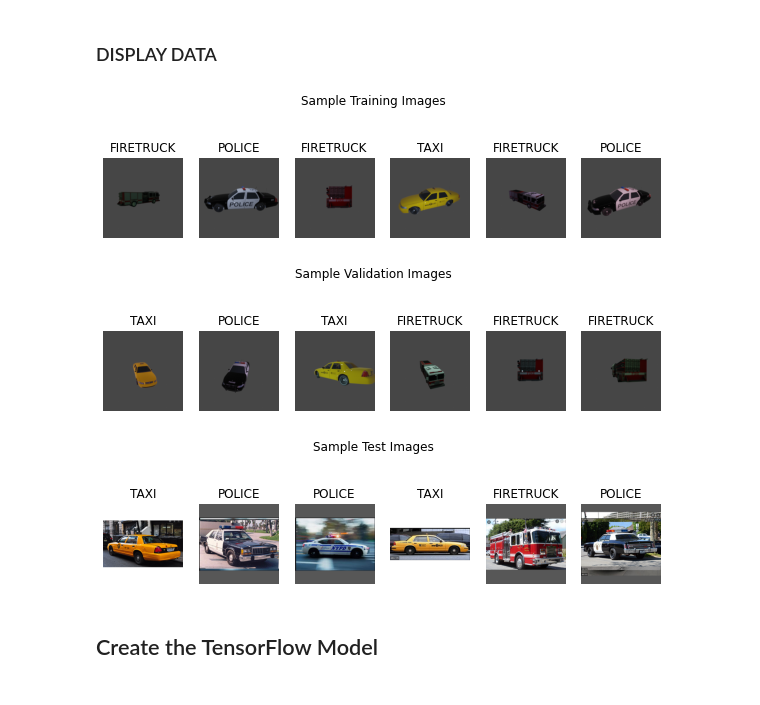
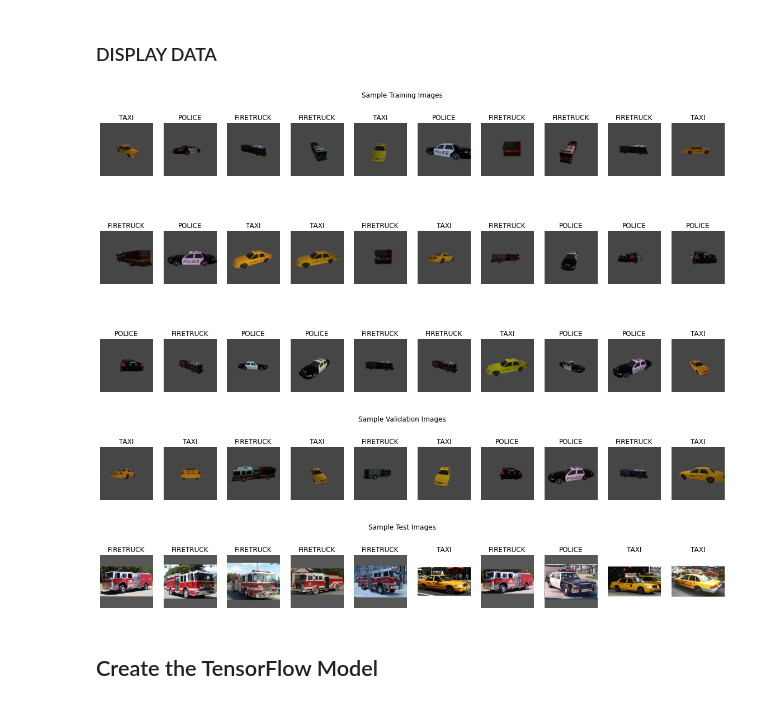
Before and after one commit to Nitaicandra/BlenderSyntheticDatasetCarClassifier, a Jupyter notebook: SYNTHETICCAR.ipynb, the cells around one changed output. Cells and saved outputs as stored; diff of their text form; code cells hidden in the pictures.

```diff
--- a/SYNTHETICCAR.ipynb
+++ b/SYNTHETICCAR.ipynb
@@ -55,27 +55,31 @@ Found 30 images belonging to 3 classes.
 # %%
 # creates a function that Takes in the data and title and then displays it using mathplot
 # Synthetic data has been randomly generated camera angles and lighting scenarios
 def display_samples(data_gen, title):
     classes = dict()
     for key, val in data_gen.class_indices.items():
         classes[val] = key
     sample_images, sample_labels = next(data_gen)
 
-    plt.figure(figsize=(10,3))
+    plt.figure(figsize=(20,3))
     plt.subplots_adjust(hspace=0.5)
-    for n in range(6):
-            plt.subplot(1,6,n+1)
+    for n in range(10):
+            plt.subplot(1,10,n+1)
             plt.imshow(sample_images[n])
             plt.title(classes[np.argmax(sample_labels[n])])
             plt.axis('off')
             _= plt.suptitle(title)
 display_samples(train_data_gen, 'Sample Training Images')
+display_samples(train_data_gen, ' ')
+display_samples(train_data_gen, ' ')
 display_samples(validation_data_gen, 'Sample Validation Images')
 display_samples(test_data_gen, 'Sample Test Images')
 # %% [output]
-[figure, old version]
+[figure, new version]
-[figure, old version]
+[figure, new version]
-[figure, old version]
+[figure, new version]
+[figure, added]
+[figure, added]
 # %% [markdown]
 ## Create the TensorFlow Model
 # %%
```
Also changed, not shown: parts of 3 cells of this notebook.
